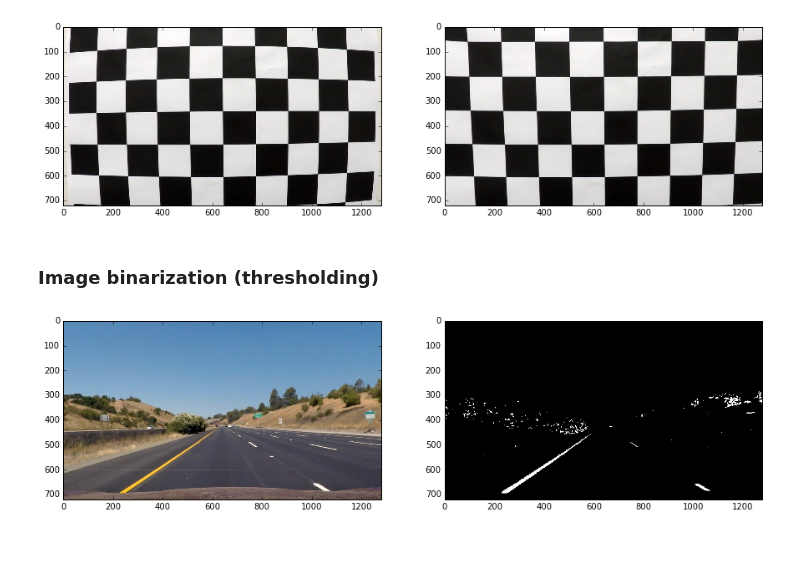
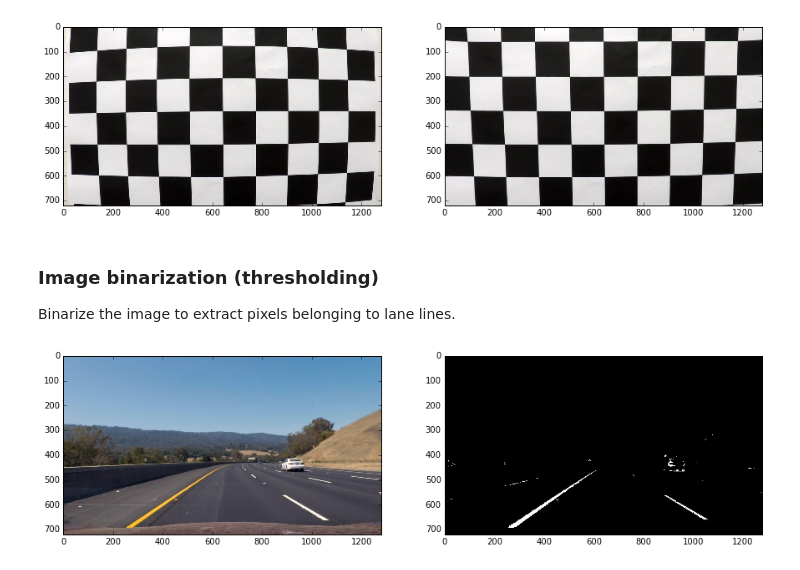
Before and after one commit to Goldob/CarND-Advanced-Lane-Lines, a Jupyter notebook: solution.ipynb, the cells around one changed output. Cells and saved outputs as stored; diff of their text form; code cells hidden in the pictures.

```diff
--- a/solution.ipynb
+++ b/solution.ipynb
@@ -57,22 +57,24 @@ undistorted = cv2.undistort(image, cmtx, dist)
 side_by_side(image, undistorted)
 # %% [output]
 [figure]
-# %% [markdown]
-### Image binarization (thresholding)
+# %% [markdown]
+### Image binarization (thresholding)
+
+Binarize the image to extract pixels belonging to lane lines.
 # %%
 def binarize(img):
     hls = cv2.cvtColor(img, cv2.COLOR_RGB2HLS)
     stn = hls[:, :, 2]
 
     stn_mask = np.zeros_like(stn)
     stn_mask[stn >= 128] = 1
 
     return stn_mask
 
-image = cv2.imread('test_images/straight_lines1.jpg')
+image = cv2.imread('test_images/test3.jpg')
 image = cv2.cvtColor(image, cv2.COLOR_BGR2RGB)
 undistorted = cv2.undistort(image, cmtx, dist)
 
 side_by_side(undistorted, binarize(undistorted))
 # %% [output]
-[figure, old version]
+[figure, new version]
```
Also changed, not shown: parts of 2 cells of this notebook.
